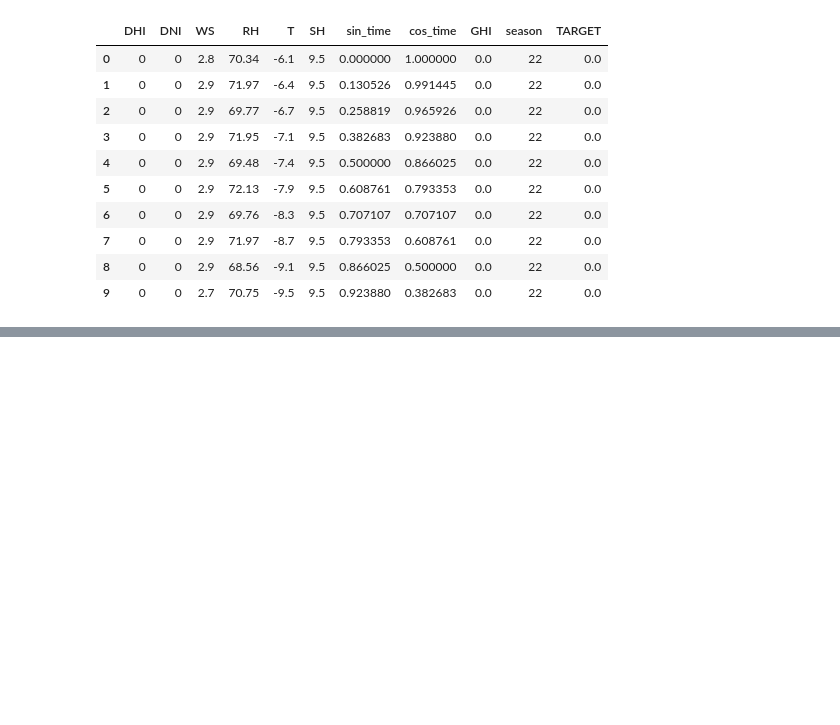
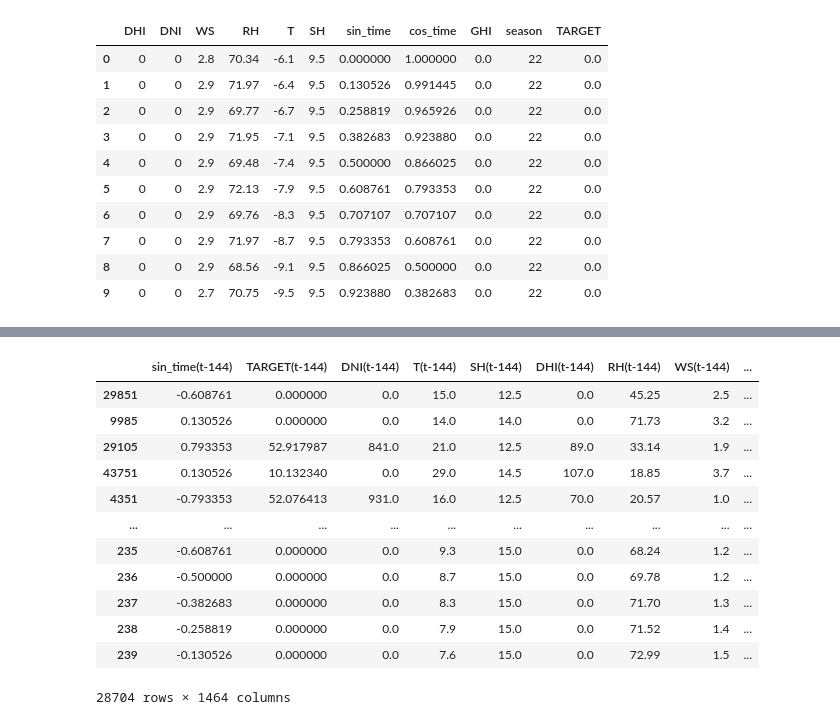
Before and after one commit to marvelous-koala/unlimited_power, a Jupyter notebook: 합치기_전_임시작업/MJ/절기/GHI.ipynb, the cells around one changed output, grey strips where cells are left out. Saved outputs shown, nothing was run; the diff lists cells and outputs as text; code cells hidden in the pictures; blank space fills up the shorter version.

```diff
--- a/합치기_전_임시작업/MJ/절기/GHI.ipynb
+++ b/합치기_전_임시작업/MJ/절기/GHI.ipynb
@@ -578,0 +601,16 @@ X_test
+# %%
+X_valid_2
+# %% [output]
+|  | sin_time(t-144) | TARGET(t-144) | DNI(t-144) | T(t-144) | SH(t-144) | DHI(t-144) | RH(t-144) | WS(t-144) | ... |
+| 29851 | -0.608761 | 0.000000 | 0.0 | 15.0 | 12.5 | 0.0 | 45.25 | 2.5 | ... |
+| 9985 | 0.130526 | 0.000000 | 0.0 | 14.0 | 14.0 | 0.0 | 71.73 | 3.2 | ... |
+| 29105 | 0.793353 | 52.917987 | 841.0 | 21.0 | 12.5 | 89.0 | 33.14 | 1.9 | ... |
+| 43751 | 0.130526 | 10.132340 | 0.0 | 29.0 | 14.5 | 107.0 | 18.85 | 3.7 | ... |
+| 4351 | -0.793353 | 52.076413 | 931.0 | 16.0 | 12.5 | 70.0 | 20.57 | 1.0 | ... |
+| ... | ... | ... | ... | ... | ... | ... | ... | ... | ... |
+| 235 | -0.608761 | 0.000000 | 0.0 | 9.3 | 15.0 | 0.0 | 68.24 | 1.2 | ... |
+| 236 | -0.500000 | 0.000000 | 0.0 | 8.7 | 15.0 | 0.0 | 69.78 | 1.2 | ... |
+| 237 | -0.382683 | 0.000000 | 0.0 | 8.3 | 15.0 | 0.0 | 71.70 | 1.3 | ... |
+| 238 | -0.258819 | 0.000000 | 0.0 | 7.9 | 15.0 | 0.0 | 71.52 | 1.4 | ... |
+| 239 | -0.130526 | 0.000000 | 0.0 | 7.6 | 15.0 | 0.0 | 72.99 | 1.5 | ... |
+28704 rows × 1464 columns
```
Also changed, not shown: parts of 20 cells of this notebook, 1 other file.
